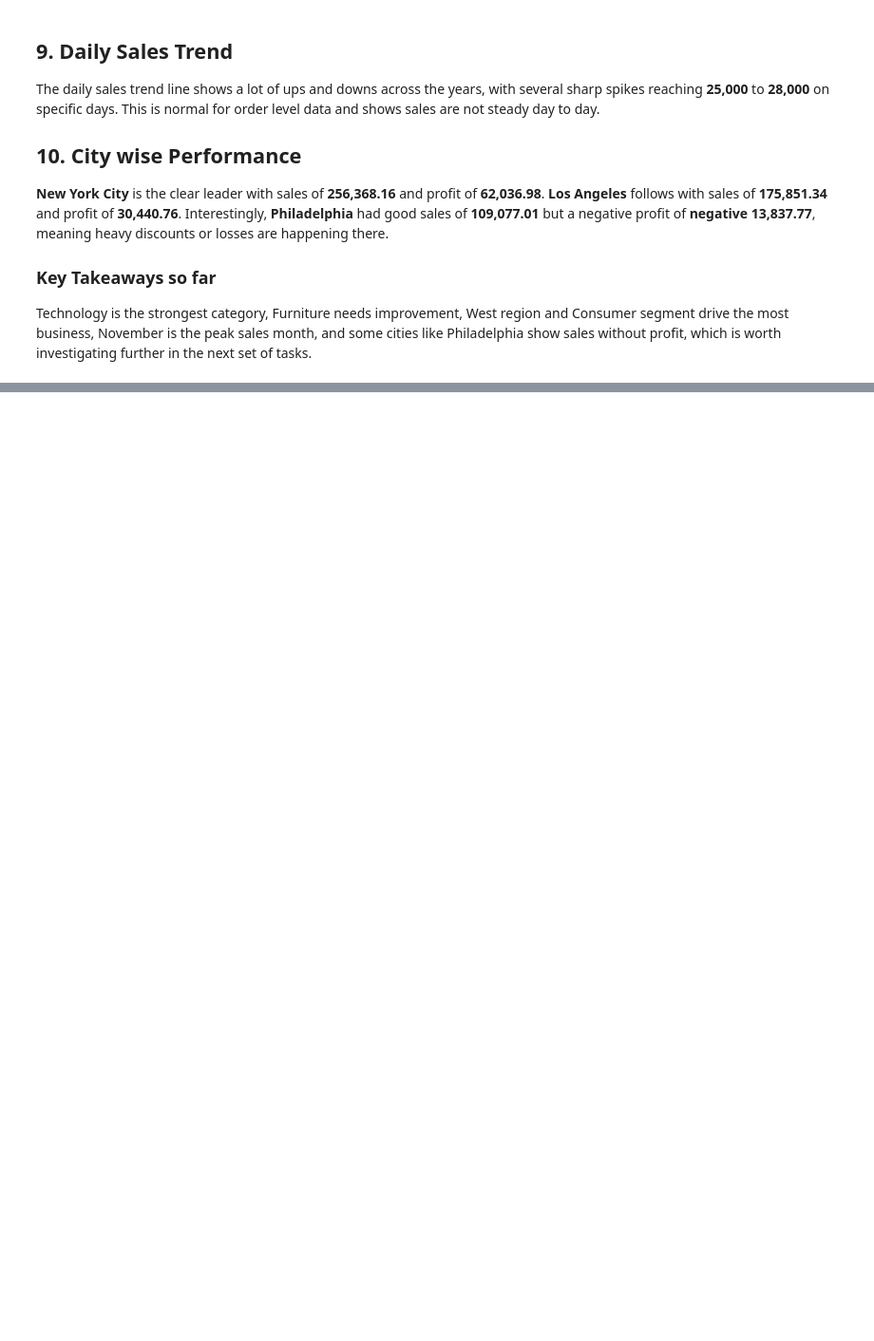
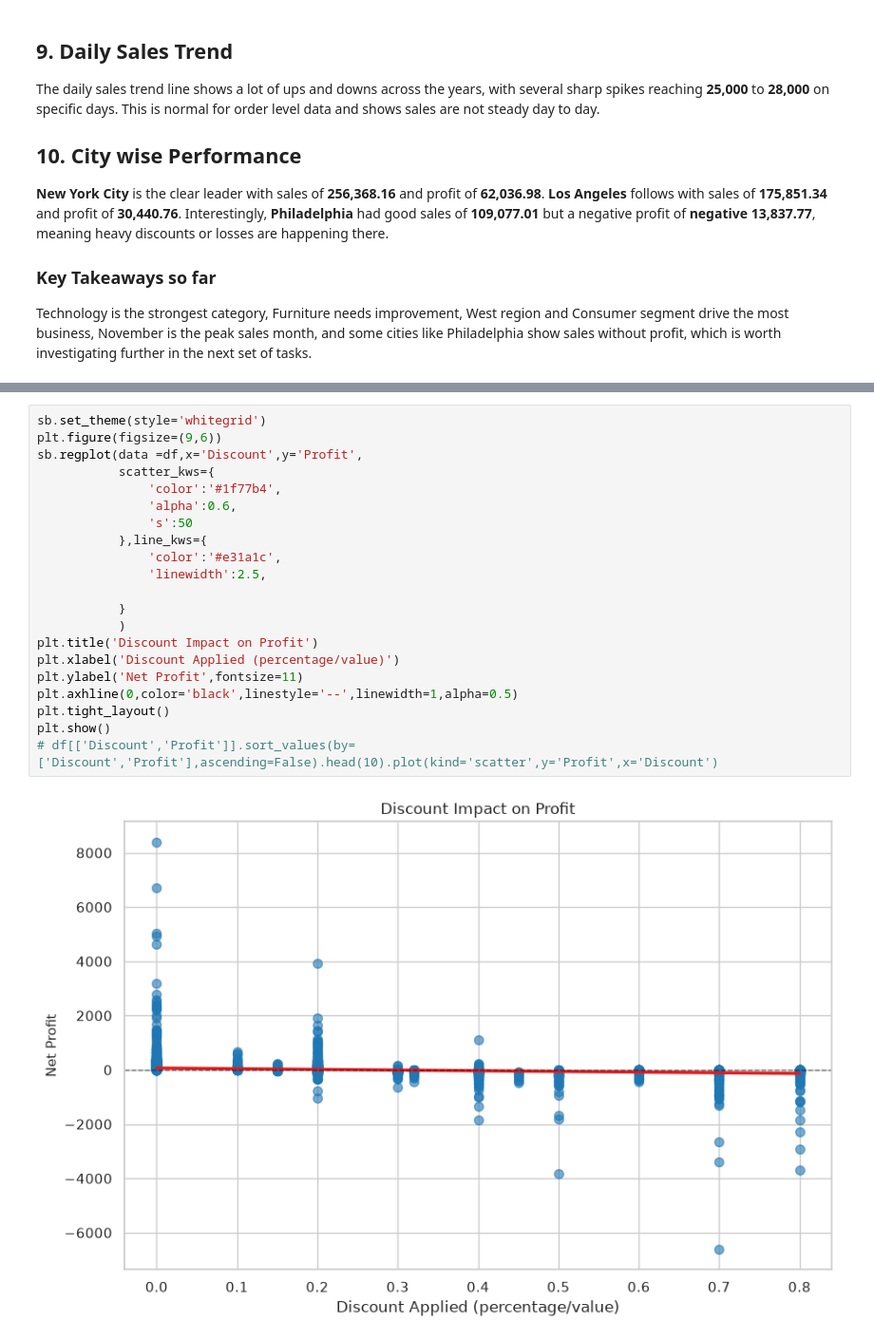
Before and after one commit to Fatima-Arain206/SOFTGROWTECH_INTERNSHIP_FINAL_PROJECT, a Jupyter notebook: Bussiness_DataAnalysisProject/Bussiness_Analysis.ipynb, the cells around one changed output, grey strips where cells are left out. Shown at 95% size. Saved outputs shown, nothing was run; the diff lists cells and outputs as text; blank space fills up the shorter version.

```diff
--- a/Bussiness_DataAnalysisProject/Bussiness_Analysis.ipynb
+++ b/Bussiness_DataAnalysisProject/Bussiness_Analysis.ipynb
@@ -358,0 +376,23 @@ Technology is the strongest category, Furniture needs improvement, West region a
+# %%
+sb.set_theme(style='whitegrid')
+plt.figure(figsize=(9,6))
+sb.regplot(data =df,x='Discount',y='Profit',
+           scatter_kws={
+               'color':'#1f77b4',
+               'alpha':0.6,
+               's':50
+           },line_kws={
+               'color':'#e31a1c',
+               'linewidth':2.5,
+
+           }
+           )
+plt.title('Discount Impact on Profit')
+plt.xlabel('Discount Applied (percentage/value)')
+plt.ylabel('Net Profit',fontsize=11)
+plt.axhline(0,color='black',linestyle='--',linewidth=1,alpha=0.5)
+plt.tight_layout()
+plt.show()
+# df[['Discount','Profit']].sort_values(by=['Discount','Profit'],ascending=False).head(10).plot(kind='scatter',y='Profit',x='Discount')
+# %% [output]
+[figure, added]
```
Also changed, not shown: parts of 16 cells of this notebook.
